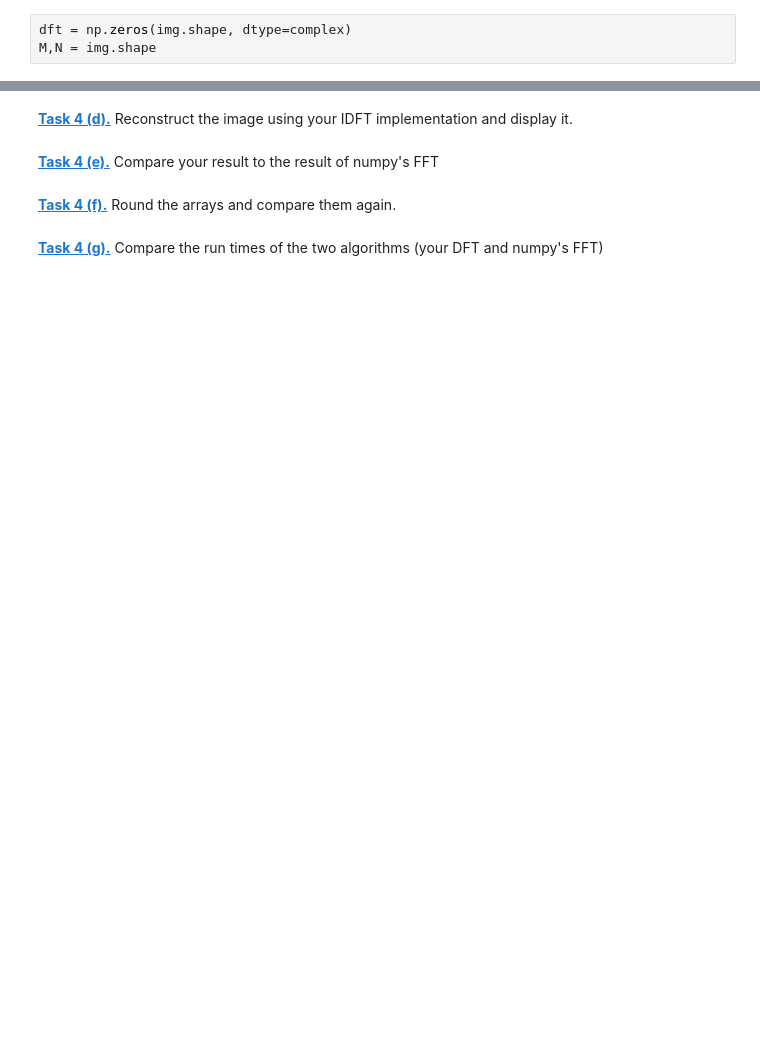
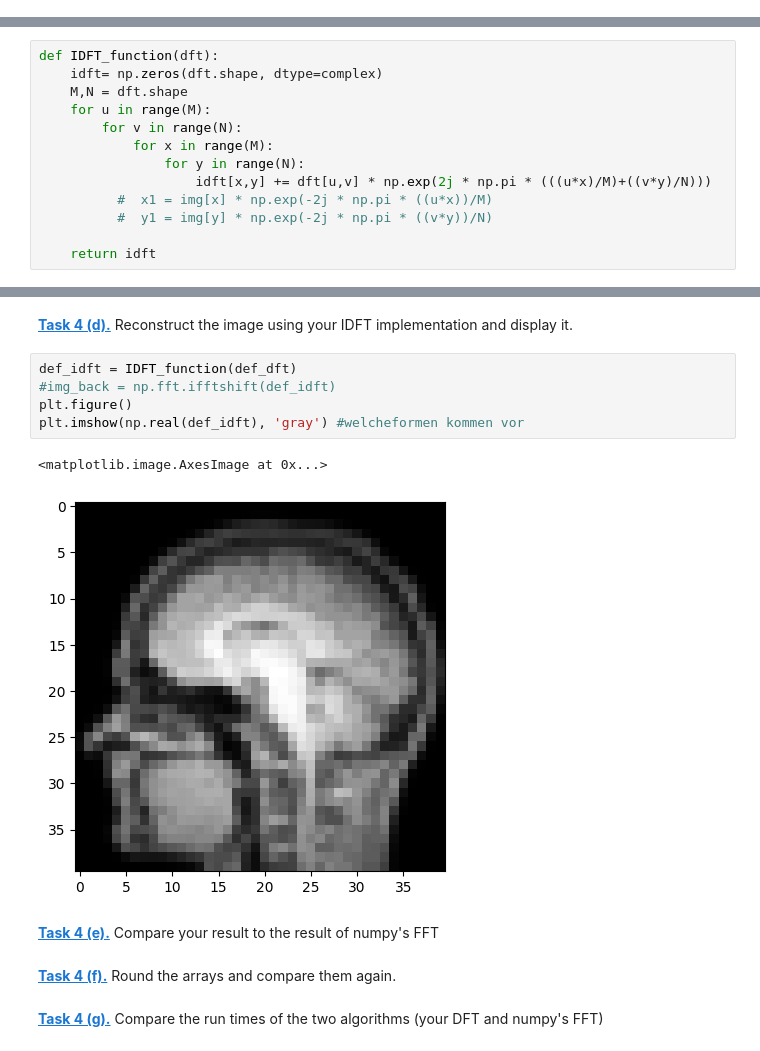
Before and after one commit to Hannahrrrrr/mobifs5-python, a Jupyter notebook: fourier.ipynb, the cells around one changed output, grey strips where cells are left out. Cells and saved outputs as stored; diff of their text form; blank space fills up the shorter version.

```diff
--- a/fourier.ipynb
+++ b/fourier.ipynb
@@ -214,6 +214,3 @@ plt.imshow(np.real(img_restore), 'gray') # lage im Bild
 ---
 # %% [markdown]
 **[Task 4 (a).]()** Implement a function that computes the 2D-DFT.
-# %%
-dft = np.zeros(img.shape, dtype=complex)
-M,N = img.shape
@@ -220,5 +231,18 @@ M,N = img.shape
 # %% [markdown]
 **[Task 4 (b).]()** Implement a function that computes the 2D-IDFT.
+# %%
+def IDFT_function(dft):
+    idft= np.zeros(dft.shape, dtype=complex)
+    M,N = dft.shape
+    for u in range(M):
+        for v in range(N):
+            for x in range(M):
+                for y in range(N):
+                    idft[x,y] += dft[u,v] * np.exp(2j * np.pi * (((u*x)/M)+((v*y)/N)))
+          #  x1 = img[x] * np.exp(-2j * np.pi * ((u*x))/M)
+          #  y1 = img[y] * np.exp(-2j * np.pi * ((v*y))/N)
+
+    return idft
 # %% [markdown]
 Due to high computational costs, we need to resize the image.
 # %%
@@ -229,5 +272,13 @@ plt.imshow(test_img, 'gray')
 # %% [markdown]
 **[Task 4 (d).]()** Reconstruct the image using your IDFT implementation and display it.
+# %%
+def_idft = IDFT_function(def_dft)
+#img_back = np.fft.ifftshift(def_idft)
+plt.figure()
+plt.imshow(np.real(def_idft), 'gray') #welcheformen kommen vor
+# %% [output]
+<matplotlib.image.AxesImage at 0x...>
+[figure, added]
 # %% [markdown]
 **[Task 4 (e).]()** Compare your result to the result of numpy's FFT
 # %% [markdown]
```
Also changed, not shown: parts of 4 cells of this notebook.
